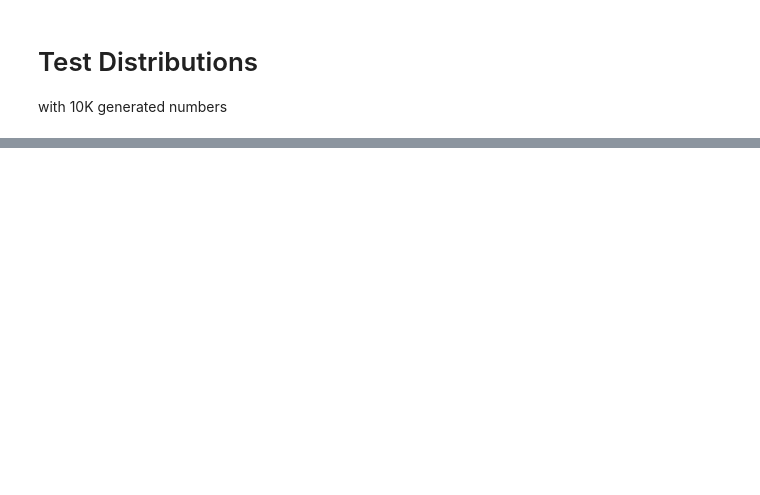
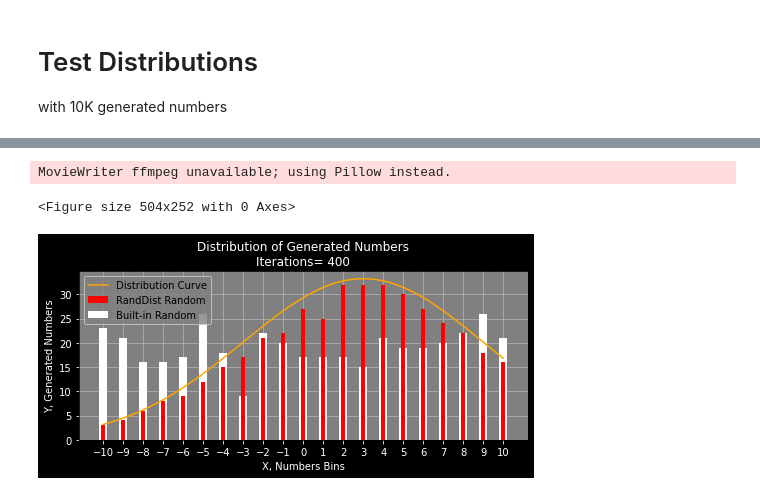
Before and after one commit to BehrouzSohrabi/RandDist, a Jupyter notebook: demo/Notebook.ipynb, the cells around one changed output, grey strips where cells are left out. Saved outputs shown, nothing was run; the diff lists cells and outputs as text; code cells hidden in the pictures; blank space fills up the shorter version.

```diff
--- a/demo/Notebook.ipynb
+++ b/demo/Notebook.ipynb
@@ -117,0 +117,68 @@ plt.show()
+# %%
+import pandas as pd
+import matplotlib.animation as ani
+import random
+
+# plot dirstribution
+min_value = -10
+max_value = 10
+step = 1
+
+# distribution function formula
+from math import pi, e, sqrt
+sd, mu, n = (6, 3, 500)
+formula = lambda x:n/(sd * sqrt(2 * pi)) * e**((x-mu)**2 / (-2 * sd**2)) # customizeable gaussian function
+
+# basic settings for the plot
+plt.rcParams["figure.figsize"] = [7.00, 3.50]
+plt.rcParams['axes.facecolor'] = 'gray'
+plt.figure(facecolor=(0,0,0))
+fig = plt.figure()
+fig.patch.set_facecolor('black')
+xpts = np.linspace(min_value, max_value, 100)
+plt.plot(xpts, formula(xpts), color = 'orange', label='Distribution Curve')
+plt.tick_params(color='white',labelcolor='white')
+ax = plt.gca()
+ax.xaxis.set_major_locator(matplotlib.ticker.MultipleLocator(step))
+ax.set_ylim(ymin=min(0, min(formula(i) for i in range(min_value, max_value))))
+ax.xaxis.label.set_color('white')
+ax.yaxis.label.set_color('white')
+ax.bar([0], [0], color='red', label='RandDist Random')
+ax.bar([0], [0], color='white', label='Built-in Random')
+ax.legend(loc='best')
+plt.xticks(np.arange(min_value, max_value+step, step))
+plt.grid()
+plt.ylabel('Y, Generated Numbers')
+plt.xlabel('X, Numbers Bins')
+
+normal_bins, normal_values, linear_bins, linear_values = ([], [], [], [])
+normal_randoms = randdist.randint(min_value, max_value, step, formula = formula, seeds = 420)
+linear_randoms = [random.randrange(min_value, max_value+step, step) for i in range(420)]
+
+def buildmebarchart(i=int):
+    linear_sample = linear_randoms[i]
+    if linear_bins.count(linear_sample) == 0:
+        linear_bins.append(linear_sample)
+        linear_values.append(0)
+    linear_index = linear_bins.index(linear_sample)
+    linear_values[linear_index] += 1
+    ax.bar(linear_bins, linear_values, color='white', width=0.4)
+
+    normal_sample = normal_randoms[i]
+    if normal_bins.count(normal_sample) == 0:
+        normal_bins.append(normal_sample)
+        normal_values.append(0)
+    index = normal_bins.index(normal_sample)
+    normal_values[index] += 1
+    ax.bar(normal_bins, normal_values, color='red', width=0.2)
+
+    plt.title('Distribution of Generated Numbers\nIterations= {}'.format(i), color='white')
+
+# animate the plot
+anim = ani.FuncAnimation(fig, buildmebarchart, interval=80, frames=401, repeat = False)
+anim.save('animated_plot.gif')
+plt.show()
+# %% [output]
+MovieWriter ffmpeg unavailable; using Pillow instead.
+<Figure size 504x252 with 0 Axes>
+[figure, added]
```
Also changed, not shown: parts of 3 cells of this notebook, 12 other files.
